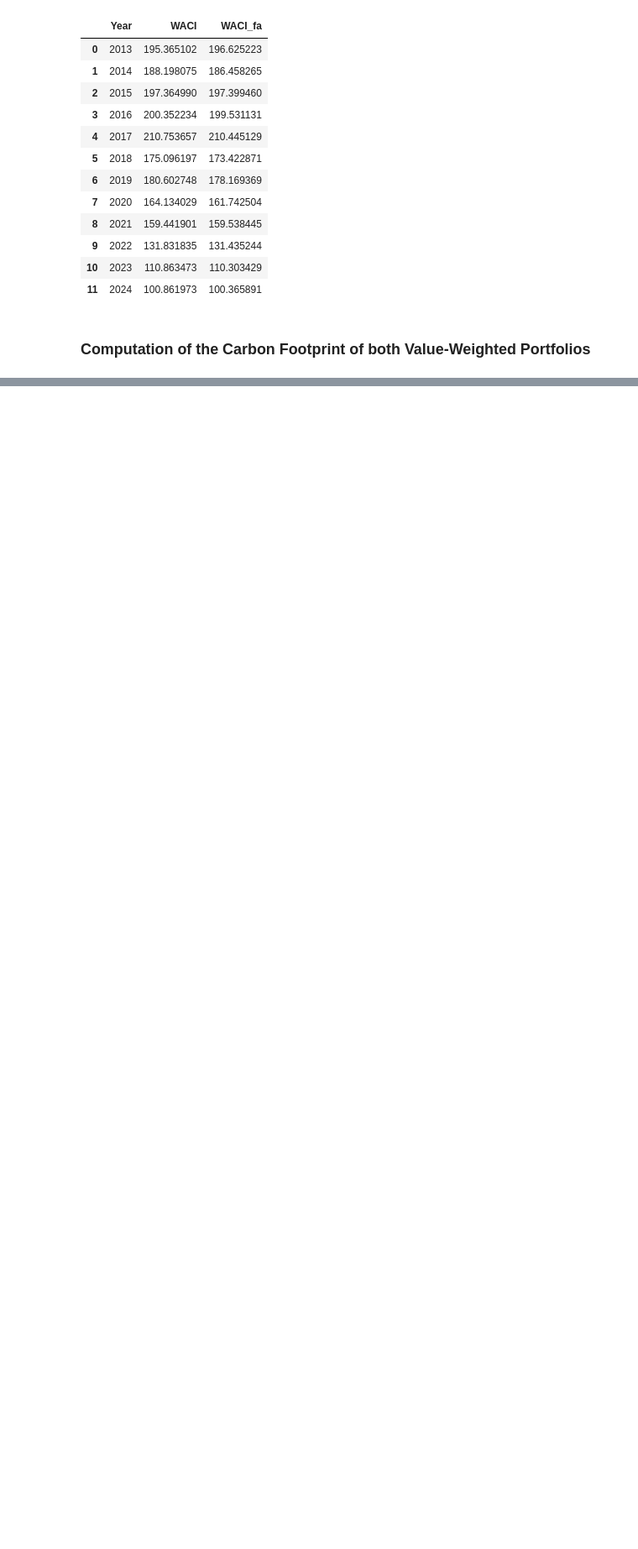
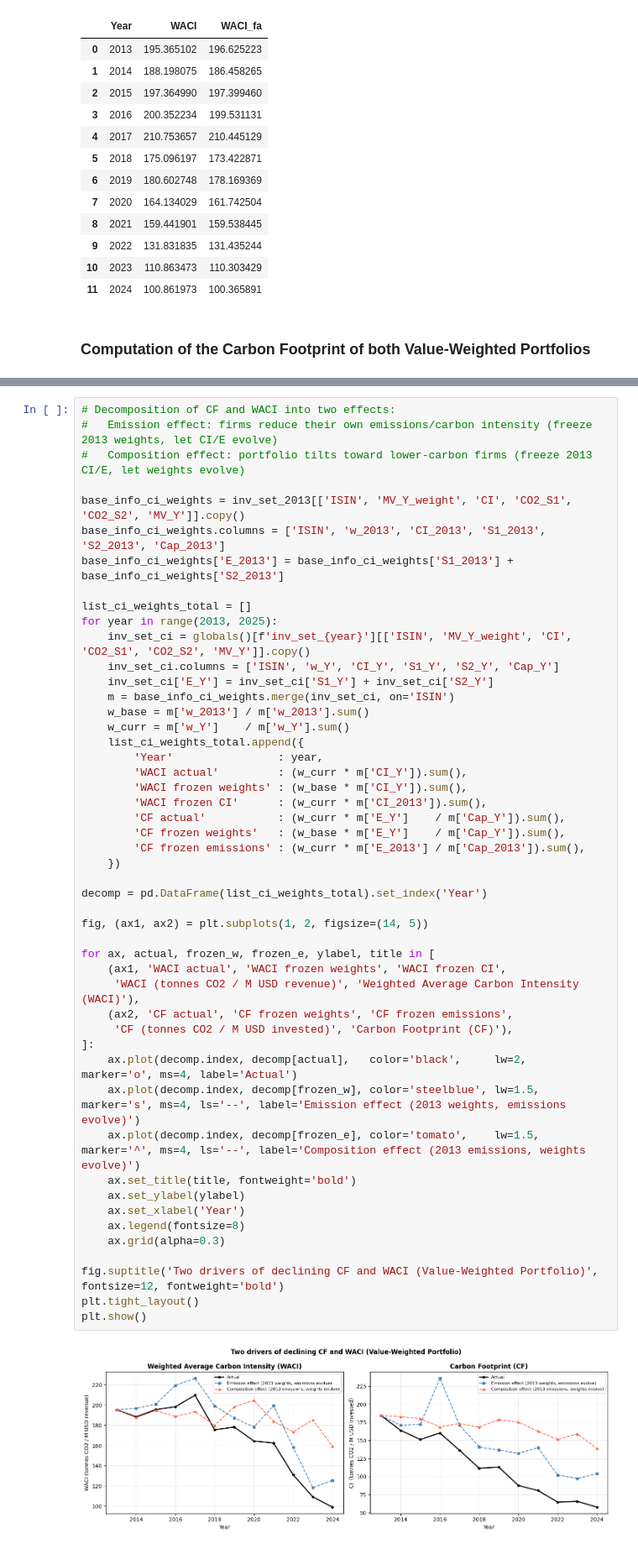
Before and after one commit to Quentinrezzo/Sustainability-Project, a Jupyter notebook: sustainability/notebook.ipynb, the cells around one changed output, grey strips where cells are left out. Shown at 84% size. Drawn from its saved outputs; the diff is of its cells as text; blank space fills up the shorter version.

```diff
--- a/sustainability/notebook.ipynb
+++ b/sustainability/notebook.ipynb
@@ -1507,0 +1587,51 @@ wealth_evolution
+# %%
+# Decomposition of CF and WACI into two effects:
+#   Emission effect: firms reduce their own emissions/carbon intensity (freeze 2013 weights, let CI/E evolve)
+#   Composition effect: portfolio tilts toward lower-carbon firms (freeze 2013 CI/E, let weights evolve)
+
+base_info_ci_weights = inv_set_2013[['ISIN', 'MV_Y_weight', 'CI', 'CO2_S1', 'CO2_S2', 'MV_Y']].copy()
+base_info_ci_weights.columns = ['ISIN', 'w_2013', 'CI_2013', 'S1_2013', 'S2_2013', 'Cap_2013']
+base_info_ci_weights['E_2013'] = base_info_ci_weights['S1_2013'] + base_info_ci_weights['S2_2013']
+
+list_ci_weights_total = []
+for year in range(2013, 2025):
+    inv_set_ci = globals()[f'inv_set_{year}'][['ISIN', 'MV_Y_weight', 'CI', 'CO2_S1', 'CO2_S2', 'MV_Y']].copy()
+    inv_set_ci.columns = ['ISIN', 'w_Y', 'CI_Y', 'S1_Y', 'S2_Y', 'Cap_Y']
+    inv_set_ci['E_Y'] = inv_set_ci['S1_Y'] + inv_set_ci['S2_Y']
+    m = base_info_ci_weights.merge(inv_set_ci, on='ISIN')
+    w_base = m['w_2013'] / m['w_2013'].sum()
+    w_curr = m['w_Y']    / m['w_Y'].sum()
+    list_ci_weights_total.append({
+        'Year'                : year,
+        'WACI actual'         : (w_curr * m['CI_Y']).sum(),
+        'WACI frozen weights' : (w_base * m['CI_Y']).sum(),
+        'WACI frozen CI'      : (w_curr * m['CI_2013']).sum(),
+        'CF actual'           : (w_curr * m['E_Y']    / m['Cap_Y']).sum(),
+        'CF frozen weights'   : (w_base * m['E_Y']    / m['Cap_Y']).sum(),
+        'CF frozen emissions' : (w_curr * m['E_2013'] / m['Cap_2013']).sum(),
+    })
+
+decomp = pd.DataFrame(list_ci_weights_total).set_index('Year')
+
+fig, (ax1, ax2) = plt.subplots(1, 2, figsize=(14, 5))
+
+for ax, actual, frozen_w, frozen_e, ylabel, title in [
+    (ax1, 'WACI actual', 'WACI frozen weights', 'WACI frozen CI',
+     'WACI (tonnes CO2 / M USD revenue)', 'Weighted Average Carbon Intensity (WACI)'),
+    (ax2, 'CF actual', 'CF frozen weights', 'CF frozen emissions',
+     'CF (tonnes CO2 / M USD invested)', 'Carbon Footprint (CF)'),
+]:
+    ax.plot(decomp.index, decomp[actual],   color='black',     lw=2,   marker='o', ms=4, label='Actual')
+    ax.plot(decomp.index, decomp[frozen_w], color='steelblue', lw=1.5, marker='s', ms=4, ls='--', label='Emission effect (2013 weights, emissions evolve)')
+    ax.plot(decomp.index, decomp[frozen_e], color='tomato',    lw=1.5, marker='^', ms=4, ls='--', label='Composition effect (2013 emissions, weights evolve)')
+    ax.set_title(title, fontweight='bold')
+    ax.set_ylabel(ylabel)
+    ax.set_xlabel('Year')
+    ax.legend(fontsize=8)
+    ax.grid(alpha=0.3)
+
+fig.suptitle('Two drivers of declining CF and WACI (Value-Weighted Portfolio)', fontsize=12, fontweight='bold')
+plt.tight_layout()
+plt.show()
+# %% [output]
+[figure, added]
```
Also changed, not shown: parts of 9 cells of this notebook.
